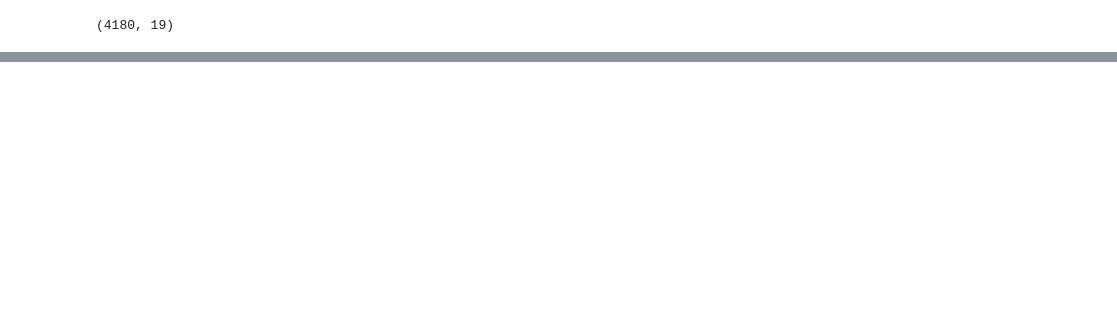
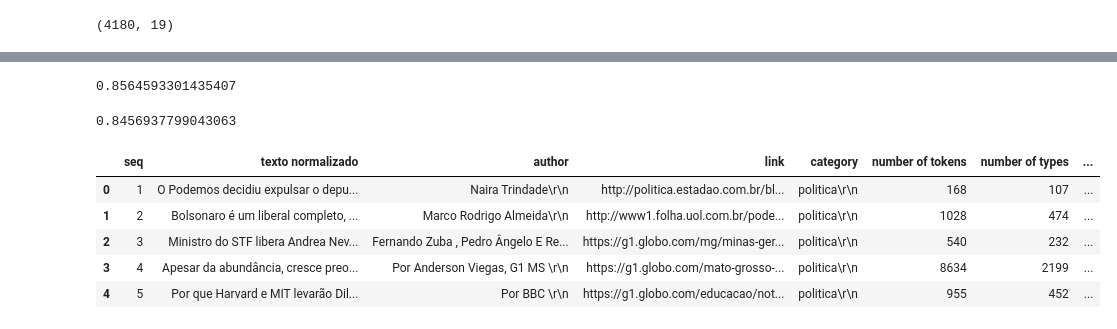
Before and after one commit to joaopaulopbjp/FakeNewsDetection, a Jupyter notebook: Fake News Classifier.ipynb, the cells around one changed output, grey strips where cells are left out. Saved outputs shown, nothing was run; the diff lists cells and outputs as text; code cells hidden in the pictures; blank space fills up the shorter version.

```diff
--- a/Fake News Classifier.ipynb
+++ b/Fake News Classifier.ipynb
@@ -78,0 +90,40 @@ print(classificar_texto(df_politica, "texto normalizado", "fake"))
+# %%
+from nltk import tokenize
+import seaborn as sns
+import matplotlib.pyplot as plt
+from string import punctuation
+import unidecode
+import re
+
+
+def limpeza(texto,coluna):
+    stop_words_pt = nltk.corpus.stopwords.words("portuguese")
+    stemmer = SnowballStemmer("portuguese")
+    #stemmer = nltk.RSLPStemmer()
+    token = tokenize.WordPunctTokenizer()
+
+    pontuacao = list()
+    for ponto in punctuation:
+        pontuacao.append(ponto)
+
+    pontuacao_stopwords = pontuacao + stop_words_pt
+    stopwords_sem_acento = [unidecode.unidecode(texto) for texto in pontuacao_stopwords]
+
+    #Transformando para minusculo, removendo stop words e pontuacao e realizando stemetização
+
+    frase_processada = list()
+    for frase in texto[coluna]:
+        nova_frase = list()
+        palavras_texto = token.tokenize(frase.lower())
+        for palavra in palavras_texto:
+            palavra_sem_numero = re.sub('[0-9]', '' , palavra)
+            palavra_sem_acento = unidecode.unidecode(palavra_sem_numero)
+            if ((len(palavra_sem_acento) > 0) and (palavra_sem_acento not in stopwords_sem_acento) and palavra_sem_acento.isalpha()):
+                palavra_stem = stemmer.stem(palavra_sem_acento)
+                if(len(palavra_stem) > 1):
+                    nova_frase.append(palavra_stem)
+        frase_processada.append(' '.join(nova_frase))
+
+    return frase_processada
+# %%
+df_politica['texto preprocessado'] = limpeza(df_politica,"texto normalizado")
@@ -78,0 +167,22 @@ print(classificar_texto(df_politica, "texto normalizado", "fake"))
+# %%
+regressao_logistica = LogisticRegression(solver = "lbfgs")
+
+print(classificar_texto(regressao_logistica,df_politica, "texto preprocessado", "fake"))
+# %% [output]
+0.8564593301435407
+# %%
+from sklearn import ensemble
+gb = ensemble.GradientBoostingClassifier(random_state=0,learning_rate = 0.1,max_depth=5)
+
+print(classificar_texto(gb,df_politica, "texto preprocessado", "fake"))
+# %% [output]
+0.8456937799043063
+# %%
+df_politica.head()
+# %% [output]
+|  | seq | texto normalizado | author | link | category | number of tokens | number of types | ... |
+| 0 | 1 | O Podemos decidiu expulsar o depu... | Naira Trindade\r\n | http://politica.estadao.com.br/bl... | politica\r\n | 168 | 107 | ... |
+| 1 | 2 | Bolsonaro é um liberal completo, ... | Marco Rodrigo Almeida\r\n | http://www1.folha.uol.com.br/pode... | politica\r\n | 1028 | 474 | ... |
+| 2 | 3 | Ministro do STF libera Andrea Nev... | Fernando Zuba , Pedro Ângelo E Re... | https://g1.globo.com/mg/minas-ger... | politica\r\n | 540 | 232 | ... |
+| 3 | 4 | Apesar da abundância, cresce preo... | Por Anderson Viegas, G1 MS \r\n | https://g1.globo.com/mato-grosso-... | politica\r\n | 8634 | 2199 | ... |
+| 4 | 5 | Por que Harvard e MIT levarão Dil... | Por BBC \r\n | https://g1.globo.com/educacao/not... | politica\r\n | 955 | 452 | ... |
```
Also changed, not shown: parts of 19 cells of this notebook.
